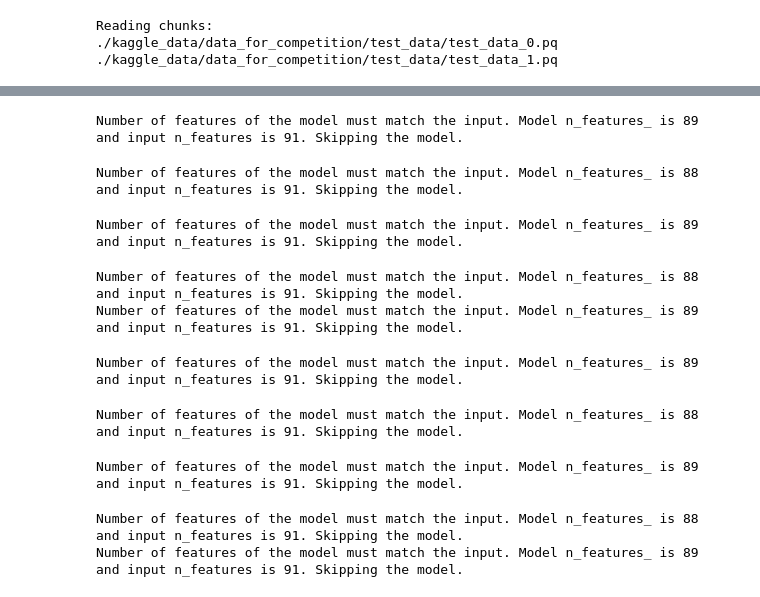
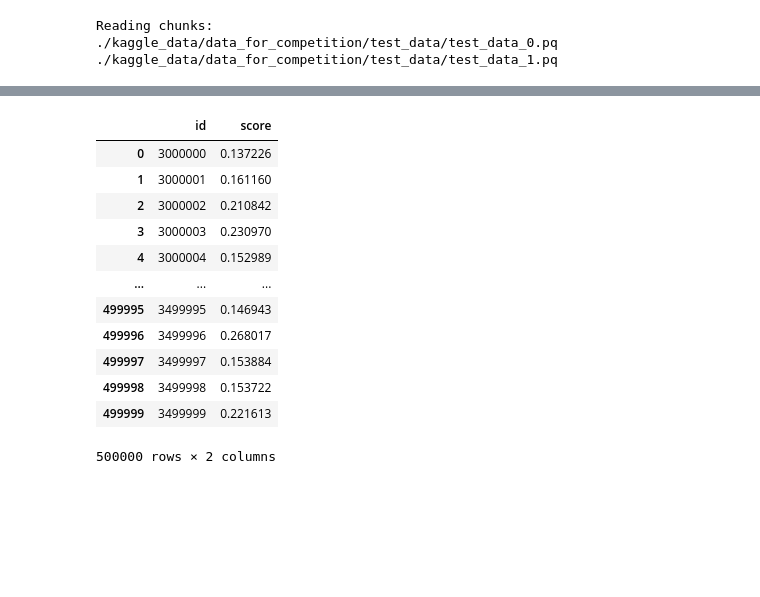
Before and after one commit to CasiCode/credit-scoring, a Jupyter notebook: credit_scoring.ipynb, the cells around one changed output, grey strips where cells are left out. Cells and saved outputs as stored; diff of their text form; code cells hidden in the pictures; blank space fills up the shorter version.

```diff
--- a/credit_scoring.ipynb
+++ b/credit_scoring.ipynb
@@ -445,7 +448,6 @@ process_dict = {
     'fclose_flag': 'count_encode'
 }
 
-payment_feats = [f'enc_paym_{i}' for i in range(25)]
 
 class DataAggregator(object):
     def __init__(self, agg_dict, process_dict, payment_feats, bucket_num):
@@ -462,7 +464,7 @@ class DataAggregator(object):
             var_name='feature',
             value_name='value'
         )
-        counts = dataframe_long.groupby(['id', 'value']).size().unstack(fill_value=0) # тут ошибка
+        counts = dataframe_long.groupby(['id', 'value']).size().unstack(fill_value=0)
         counts.columns = [f'enc_paym_count_{int(col)}' for col in counts.columns]
         counts = counts.reset_index()
         dataframe = pd.merge(dataframe, counts, on='id', how='left')
@@ -537,6 +539,8 @@ class DataAggregator(object):
                 verbose=verbose
             )
             dataframe['enc_paym_11'] = dataframe['enc_paym_11'] - 1
+            dataframe['enc_paym_20'] = dataframe['enc_paym_20'] - 1
+            dataframe['enc_paym_24'] = dataframe['enc_paym_24'] - 1
             dataframe = reduce_df_size(dataframe)
             feats = self.__extract_aggregations(dataframe)
             if save_to_path:
@@ -558,7 +562,7 @@ class DataAggregator(object):
                 if not col in feat_cols:
                     feats[col] = np.uint8(0)
 
-        return feats[['id']+self.encoded_feats] # Есть сомнения в правильности
+        return feats[['id']+self.encoded_feats]
 
     def fit_transform(
             self,
@@ -649,3 +659,26 @@ Reading chunks:
+# %%
+dataset_paths = {
+    int(os.path.splitext(filename)[0].split("_")[-1]):
+        os.path.join('./kaggle_data/data_for_competition/train_features', filename)
+        for filename in os.listdir('./kaggle_data/data_for_competition/train_features')
+}
+
+chunks = [dataset_paths[num] for num in sorted(dataset_paths.keys())]
+
+all_feats = set({})
+for chunk in chunks:
+    pf = ParquetFile(chunk)
+    df = pf.to_pandas()
+    if not set(df.columns.values) in all_feats:
+        all_feats.update(df.columns.values)
+
+for chunk in chunks:
+    pf = ParquetFile(chunk)
+    df = pf.to_pandas()
+    missing = all_feats.difference(set(df.columns.values))
+    for col in missing:
+        df[col] = np.uint8(0)
+    df.to_parquet(chunk)
 # %% [markdown]
 Рассмотрим теперь механизм кросс-валидации. Учитывая, что мы загружаем данные отдельными партациями, нам не подходит "классический" алгоритм разбиения датасета на train\val выборки.
 
@@ -788,3 +810,0 @@ Wall time: 1h 49min 20s
-# %%
-for i, model in enumerate(models):
-    print(f'{i}: {model.n_features_}')
@@ -851,6 +833,11 @@ Index(['id', 'pre_util_0', 'pre_util_1', 'pre_over2limit_0',
 test_target = pd.read_csv('./kaggle_data/data_for_competition/test_target.csv')
 test_feats = list(test_data.columns.values)
 test_feats.remove('id')
+
+missing = all_feats.difference(set(test_data.columns.values))
+print(missing)
+for col in missing:
+    test_data[col] = np.uint8(0)
 
 score = np.zeros(len(test_data))
 for model in tqdm(models):
@@ -864,16 +851,19 @@ submission = pd.DataFrame({
     'id': test_data['id'].values,
     'score': score
 })
-
-print('TEST ROC-AUC: ', roc_auc_score(test_target, score))
-# %% [output]
-Number of features of the model must match the input. Model n_features_ is 89 and input n_features is 91. Skipping the model.
-Number of features of the model must match the input. Model n_features_ is 88 and input n_features is 91. Skipping the model.
-Number of features of the model must match the input. Model n_features_ is 89 and input n_features is 91. Skipping the model.
-Number of features of the model must match the input. Model n_features_ is 88 and input n_features is 91. Skipping the model.
-Number of features of the model must match the input. Model n_features_ is 89 and input n_features is 91. Skipping the model.
-Number of features of the model must match the input. Model n_features_ is 89 and input n_features is 91. Skipping the model.
-Number of features of the model must match the input. Model n_features_ is 88 and input n_features is 91. Skipping the model.
-Number of features of the model must match the input. Model n_features_ is 89 and input n_features is 91. Skipping the model.
-Number of features of the model must match the input. Model n_features_ is 88 and input n_features is 91. Skipping the model.
-Number of features of the model must match the input. Model n_features_ is 89 and input n_features is 91. Skipping the model.
+# %%
+submission
+# %% [output]
+|  | id | score |
+| 0 | 3000000 | 0.137226 |
+| 1 | 3000001 | 0.161160 |
+| 2 | 3000002 | 0.210842 |
+| 3 | 3000003 | 0.230970 |
+| 4 | 3000004 | 0.152989 |
+| ... | ... | ... |
+| 499995 | 3499995 | 0.146943 |
+| 499996 | 3499996 | 0.268017 |
+| 499997 | 3499997 | 0.153884 |
+| 499998 | 3499998 | 0.153722 |
+| 499999 | 3499999 | 0.221613 |
+500000 rows × 2 columns
```
Also changed, not shown: parts of 11 cells of this notebook.
